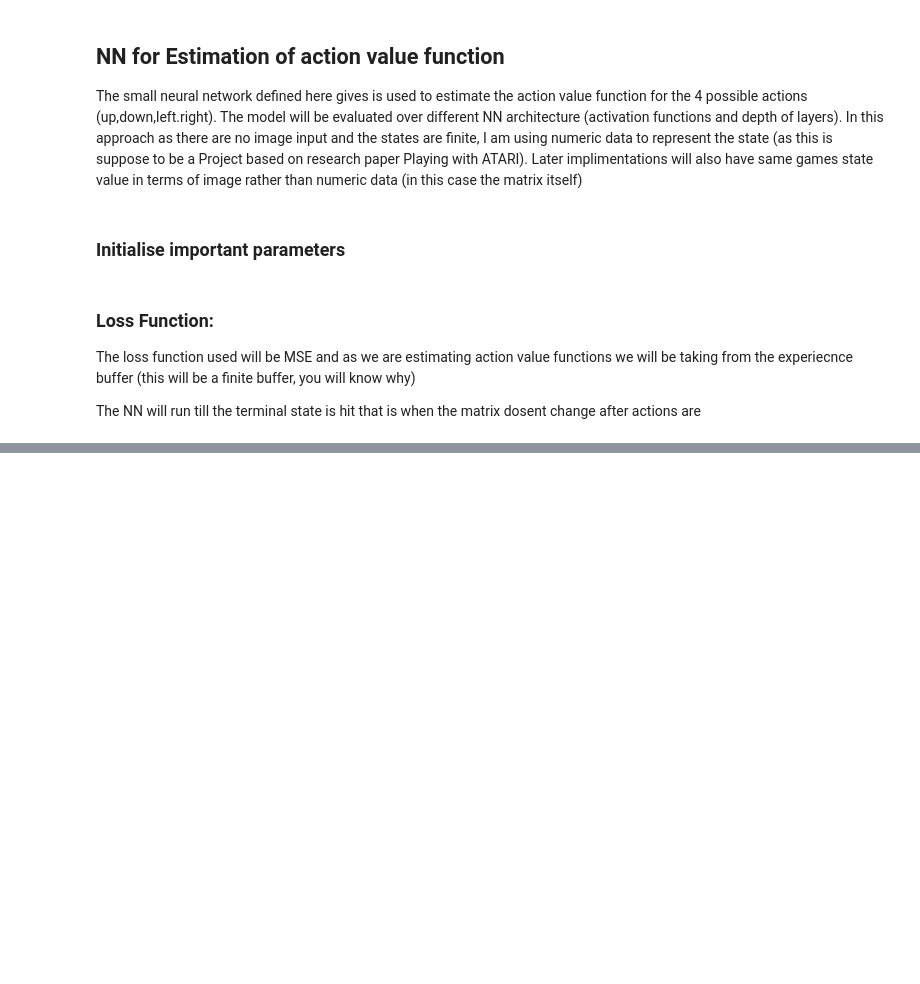
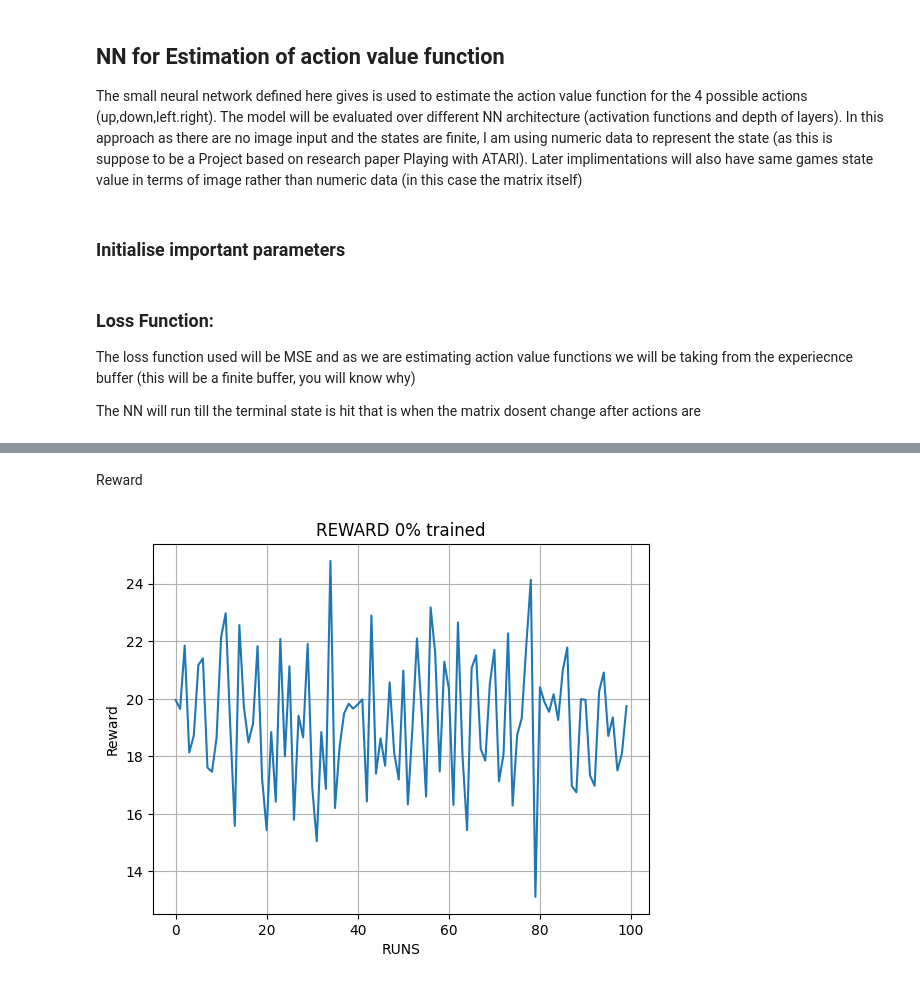
Before and after one commit to chiragraokv/Reinforcement_Learning, a Jupyter notebook: 2048_DQN/numeric_dqn.ipynb, the cells around one changed output, grey strips where cells are left out. Saved outputs shown, nothing was run; the diff lists cells and outputs as text; code cells hidden in the pictures; blank space fills up the shorter version.

```diff
--- a/2048_DQN/numeric_dqn.ipynb
+++ b/2048_DQN/numeric_dqn.ipynb
@@ -347,0 +178,19 @@ plt.show()
+# %%
+def eval(model,game,run):
+    rewards = []
+    for _ in tqdm(range(run)):
+        game.initialise()
+        r_t = 0
+        ep_rewards = []
+        while r_t != -1:
+            s_t = game.matrix.copy()
+            q_t = model(normalise_input(s_t, 2048))
+            a_t = eta_greedy(0.2, q_t)
+            r_t = game.run(a_t)
+            ep_rewards.append(r_t)
+        rewards.append(np.mean(ep_rewards))
+    return rewards
+# %%
+#untrained
+
+average_reward_untrained = eval(untrained_model,game,100)
@@ -347,0 +203,11 @@ plt.show()
+# %% [markdown]
+Reward
+# %%
+plt.xlabel("RUNS")
+plt.ylabel("Reward")
+plt.plot(average_reward_untrained)
+plt.title("REWARD 0% trained")
+plt.grid(True)
+plt.show()
+# %% [output]
+[figure, added]
```
Also changed, not shown: parts of 13 cells of this notebook.
